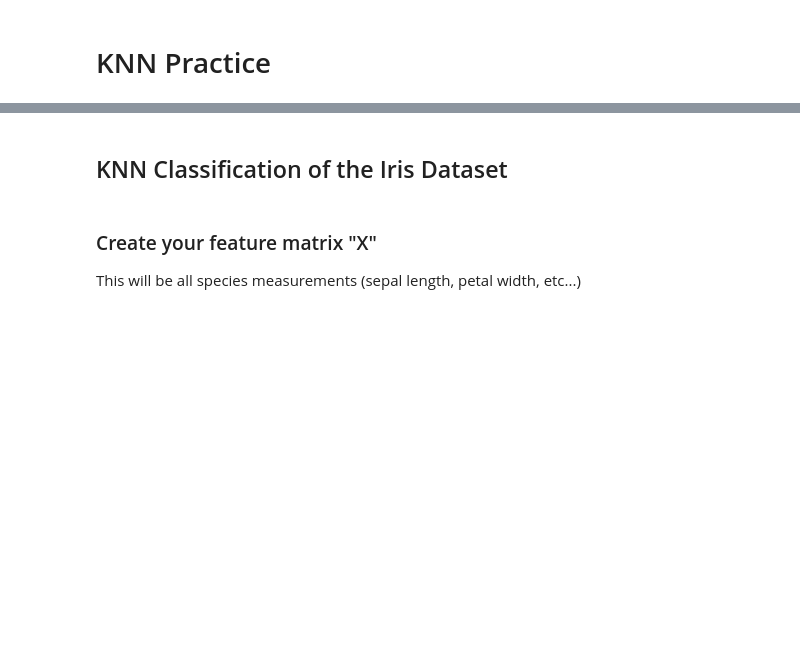
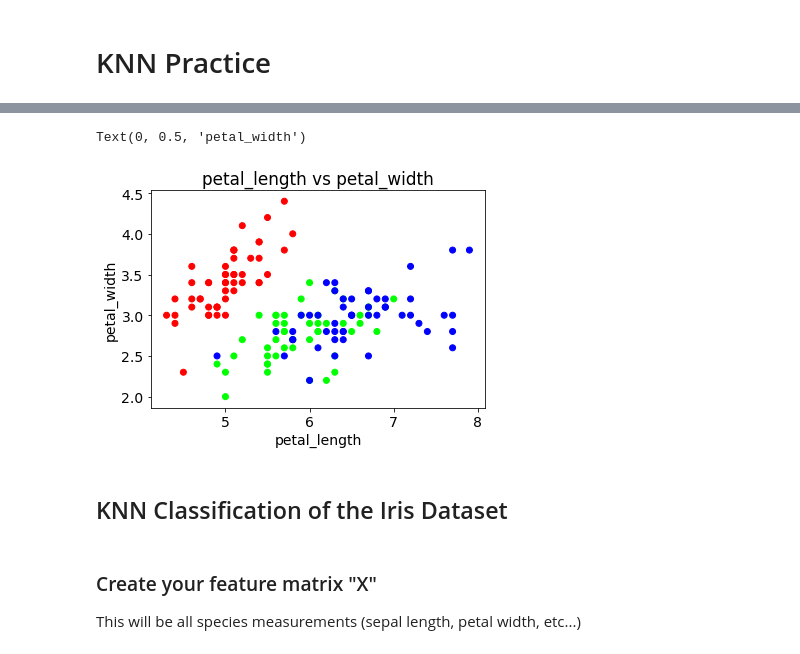
Before and after one commit to manas-mukherjee/generalassembly_projects_repo, a Jupyter notebook: unit-3_project/linreg-knn-project.ipynb, the cells around one changed output, grey strips where cells are left out. Saved outputs shown, nothing was run; the diff lists cells and outputs as text; code cells hidden in the pictures; blank space fills up the shorter version.

```diff
--- a/unit-3_project/linreg-knn-project.ipynb
+++ b/unit-3_project/linreg-knn-project.ipynb
@@ -480,15 +480,13 @@ plt.show()
 # %%
-# Increase the default figure and font sizes for easier viewing
-plt.rcParams['figure.figsize'] = (6, 4)
-plt.rcParams['font.size'] = 14
-
 # Create a scatterplot of SEPAL LENGTH versus SEPAL WIDTH and color by SPECIES
 
-plt.subplot(1,4,i+1)
-plt.scatter(iris['sepal_length'], iris['sepal_width'])
-plt.title(col)
-plt.xlabel(col)
-plt.ylabel('MEDV')
+plt.scatter(iris['sepal_length'], iris['sepal_width'], cmap=cmap_bold, c=iris['species_num'])
+plt.title("petal_length vs petal_width")
+plt.xlabel('petal_length')
+plt.ylabel('petal_width')
+# %% [output]
+Text(0, 0.5, 'petal_width')
+[figure, added]
 # %% [markdown]
 ## KNN Classification of the Iris Dataset
 # %% [markdown]
```
Also changed, not shown: parts of 30 cells of this notebook.
